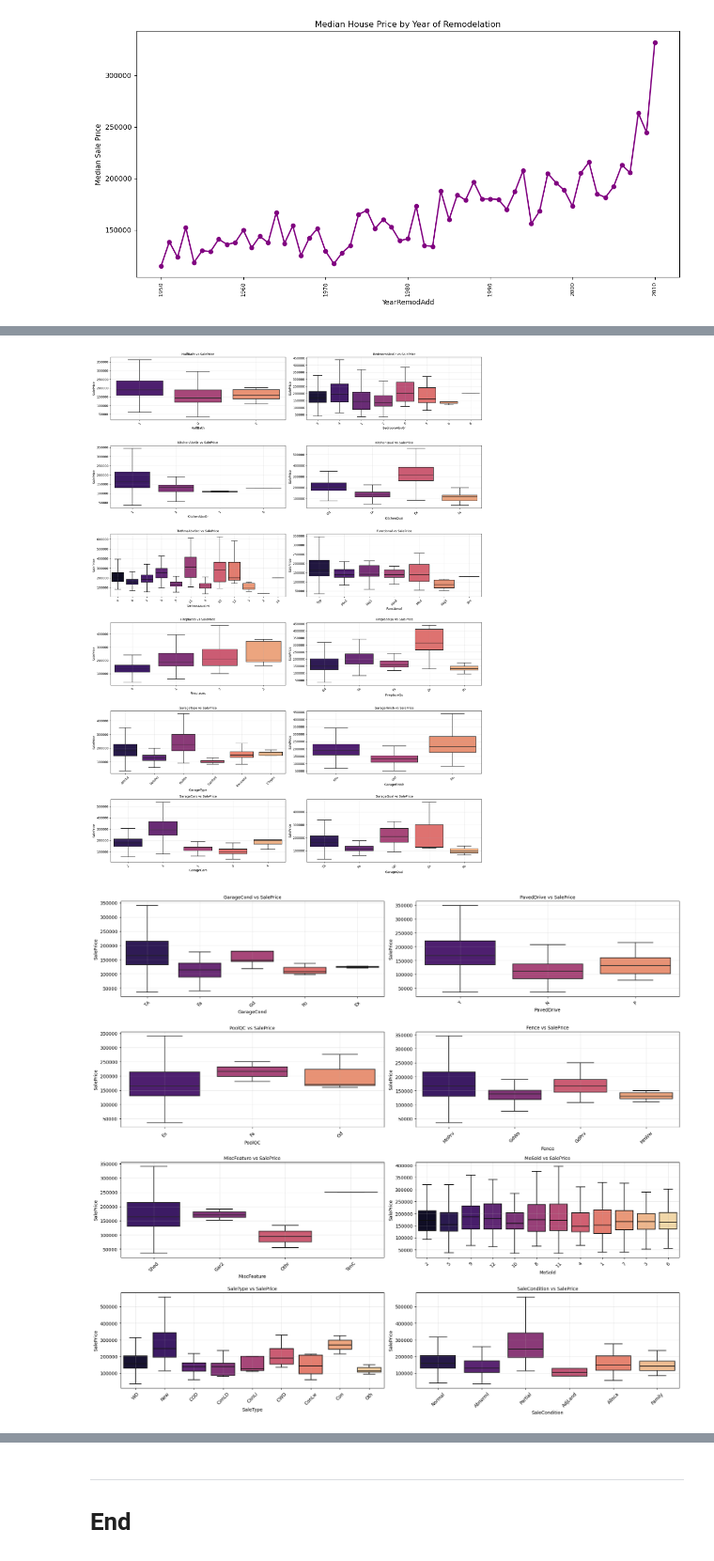
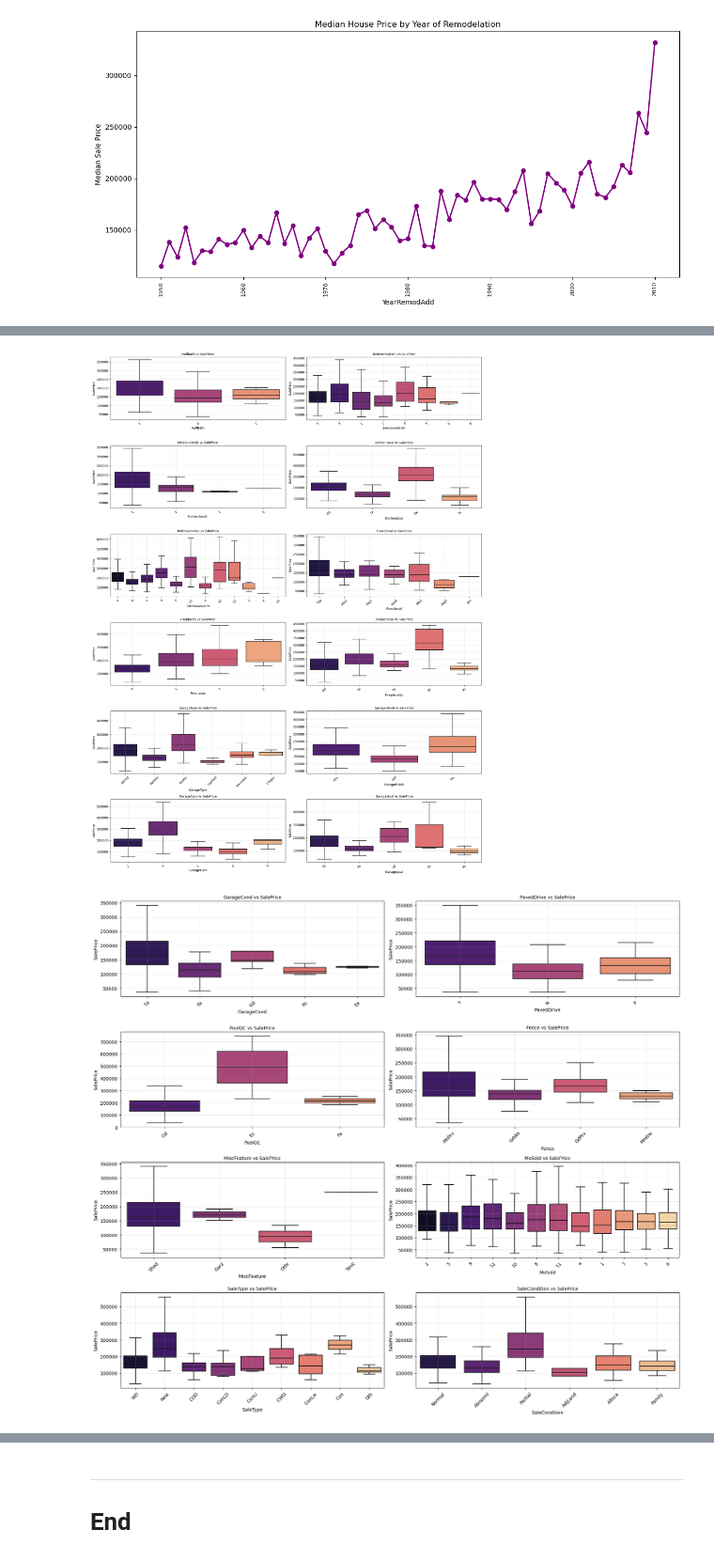
Before and after one commit to lmacakova/prices, a Jupyter notebook: house_prices.ipynb, the cells around one changed output, grey strips where cells are left out. Shown at 94% size. Saved outputs shown, nothing was run; the diff lists cells and outputs as text; code cells hidden in the pictures.

```diff
--- a/house_prices.ipynb
+++ b/house_prices.ipynb
@@ -282,5 +253,5 @@ Bar plots of categorical values:
 # %%
-categorical = combined_ds.select_dtypes("object")
+categorical = eda_ds.select_dtypes("object")
 
 n_cols = 2
 n_rows = 24
@@ -323,7 +296,7 @@ plt.show()
 # %% [output]
 [figure]
 # %%
-sales_per_year = combined_ds.groupby('YrSold').size()
+sales_per_year = eda_ds.groupby('YrSold').size()
 
 plt.figure(figsize=(12, 6))
 ax = sales_per_year.plot(kind='line', marker='o', linewidth=2, color='purple')
@@ -343,11 +325,12 @@ plt.show()
 # %%
 # Create scatterplots for all numerical variables against SalePrice
-numerical_cols = combined_ds.select_dtypes(include=['int64']).columns.tolist()
+numerical_cols = eda_ds.select_dtypes(include=['int64']).columns.tolist()
 
 numerical_cols.remove('YearBuilt')  # Remove  some variables
 numerical_cols.remove('YearRemodAdd')
 numerical_cols.remove('GarageYrBlt')
 numerical_cols.remove('YrSold')
+numerical_cols.remove('SalePrice')
 
 n_cols = 2
 n_rows = (len(numerical_cols) + n_cols - 1) // n_cols
@@ -395,5 +384,5 @@ plt.show()
 # %%
-yr_remod_add_price=combined_ds.groupby('YearRemodAdd')['SalePrice'].median()
+yr_remod_add_price=eda_ds.groupby('YearRemodAdd')['SalePrice'].median()
 xticks = yr_remod_add_price.index[yr_remod_add_price.index % 10 == 0]
 plt.figure(figsize=(12, 6))
 ax = yr_remod_add_price.plot(kind='line', marker='o', linewidth=2, color='purple')
@@ -444,32 +439,32 @@ plt.show()
 # %%
 
-cat_cols = combined_ds.select_dtypes(include=["object"]).columns.tolist()
+cat_cols = eda_ds.select_dtypes(include=["object"]).columns.tolist()
 
 n_cols = 2
 plots_per_fig = 12  # 12 plots per figure (6 rows x 2 cols)
 
 for i in range(0, len(cat_cols), plots_per_fig):
     batch = cat_cols[i:i+plots_per_fig]
     n_rows = math.ceil(len(batch) / n_cols)
 
     fig, axes = plt.subplots(n_rows, n_cols, figsize=(18, 4 * n_rows))
     axes = axes.flatten()
 
     for ax, col in zip(axes, batch):
-        sns.boxplot(data=train_ds, x=col, y="SalePrice", ax=ax, showfliers=False, palette="magma")
+        sns.boxplot(data=eda_ds, x=col, y="SalePrice", ax=ax, showfliers=False, palette="magma")
         ax.set_title(f"{col} vs SalePrice", fontsize=10)
         ax.tick_params(axis="x", rotation=45)
         ax.grid(alpha=0.3)
 
     # turn off unused axes
     for ax in axes[len(batch):]:
         ax.axis("off")
 
     plt.tight_layout()
     plt.show()
 # %% [output]
 [figure]
 [figure]
 [figure]
 [figure]
-[figure, old version]
+[figure, new version]
```
Also changed, not shown: parts of 35 cells of this notebook.
